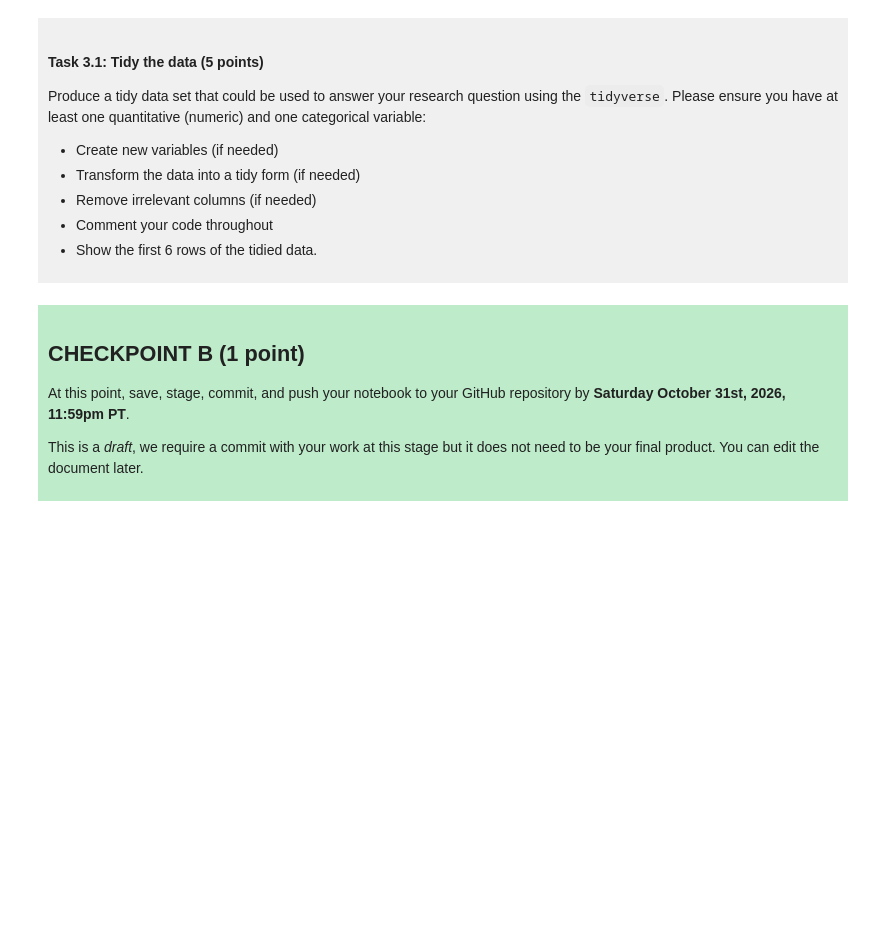
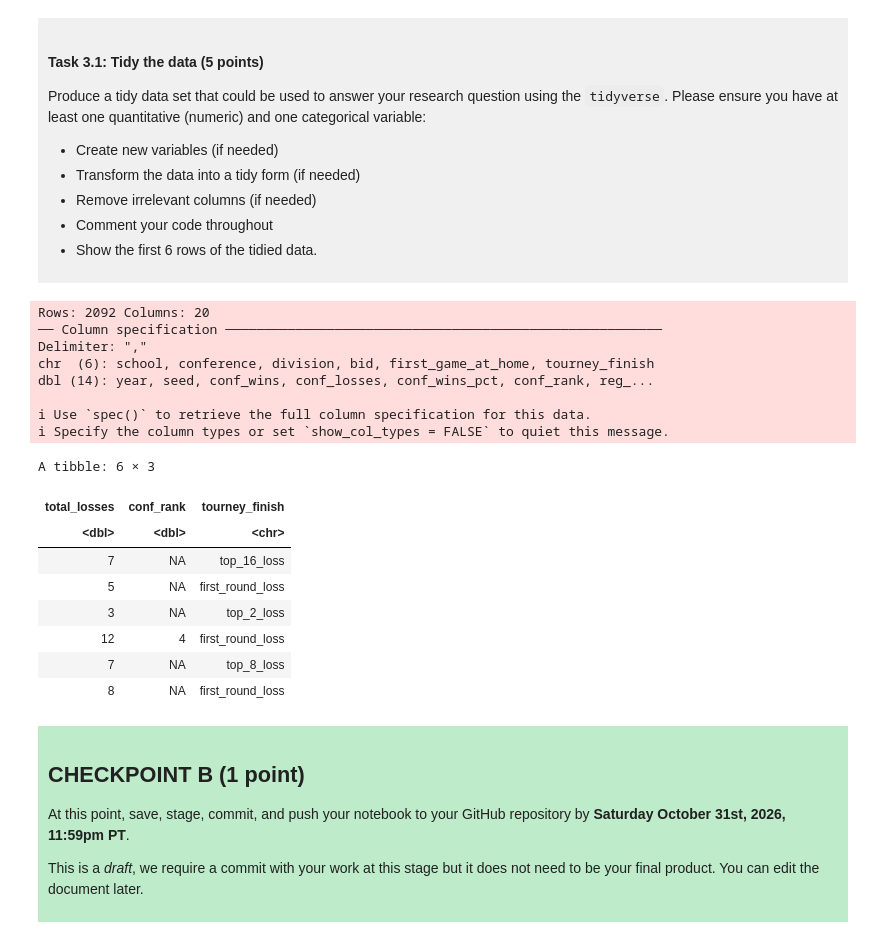
Before and after one commit to afox2909/dsci100_project_athenefox, a Jupyter notebook: dsci-100-project-notebook.ipynb, the cells around one changed output. Cells and saved outputs as stored; diff of their text form; code cells hidden in the pictures; blank space fills up the shorter version.

```diff
--- a/dsci-100-project-notebook.ipynb
+++ b/dsci-100-project-notebook.ipynb
@@ -209,7 +219,34 @@ Produce a tidy data set that could be used to answer your research question usin
 
 </div>
 # %%
-### EDIT THIS CODE CELL ###
+library(tidyverse)
+
+# load raw data set
+total_dataset <- read_csv("https://raw.githubusercontent.com/diverse-data-hub/diversedata/refs/heads/main/data-clean/womensmarchmadness.csv")
+
+# select relevant columns
+my_data <- select(data, total_losses, conf_rank, tourney_finish)
+
+# Show first 6 rows
+head(my_data)
+# %% [output]
+Rows: 2092 Columns: 20
+── Column specification ────────────────────────────────────────────────────────
+Delimiter: ","
+chr  (6): school, conference, division, bid, first_game_at_home, tourney_finish
+dbl (14): year, seed, conf_wins, conf_losses, conf_wins_pct, conf_rank, reg_...
+
+ℹ Use `spec()` to retrieve the full column specification for this data.
+ℹ Specify the column types or set `show_col_types = FALSE` to quiet this message.
+A tibble: 6 × 3
+| total_losses | conf_rank | tourney_finish |
+| <dbl> | <dbl> | <chr> |
+| 7 | NA | top_16_loss |
+| 5 | NA | first_round_loss |
+| 3 | NA | top_2_loss |
+| 12 | 4 | first_round_loss |
+| 7 | NA | top_8_loss |
+| 8 | NA | first_round_loss |
 # %% [markdown]
 <div style="background-color: #beebca; padding: 10px;">
 
```
Also changed, not shown: parts of 3 cells of this notebook.
